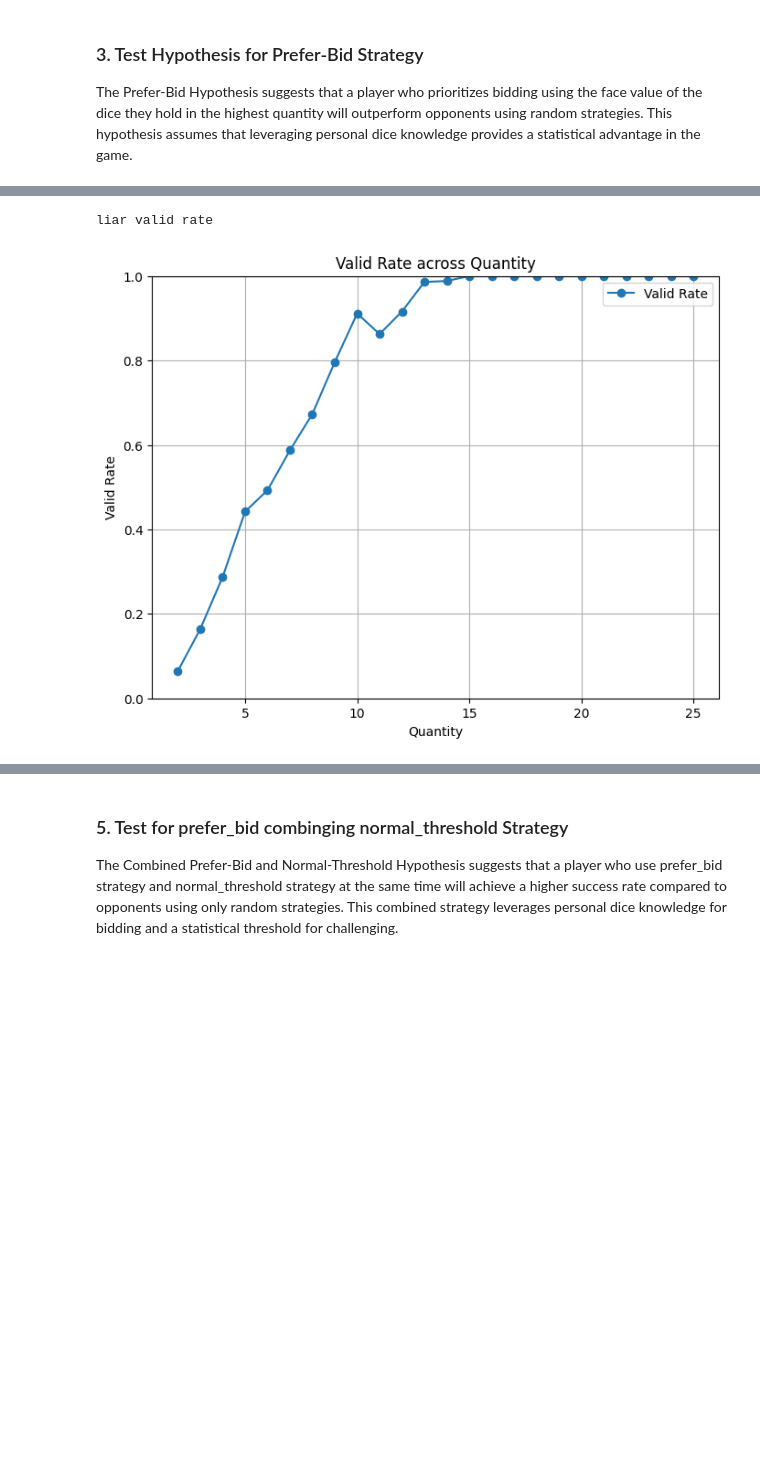
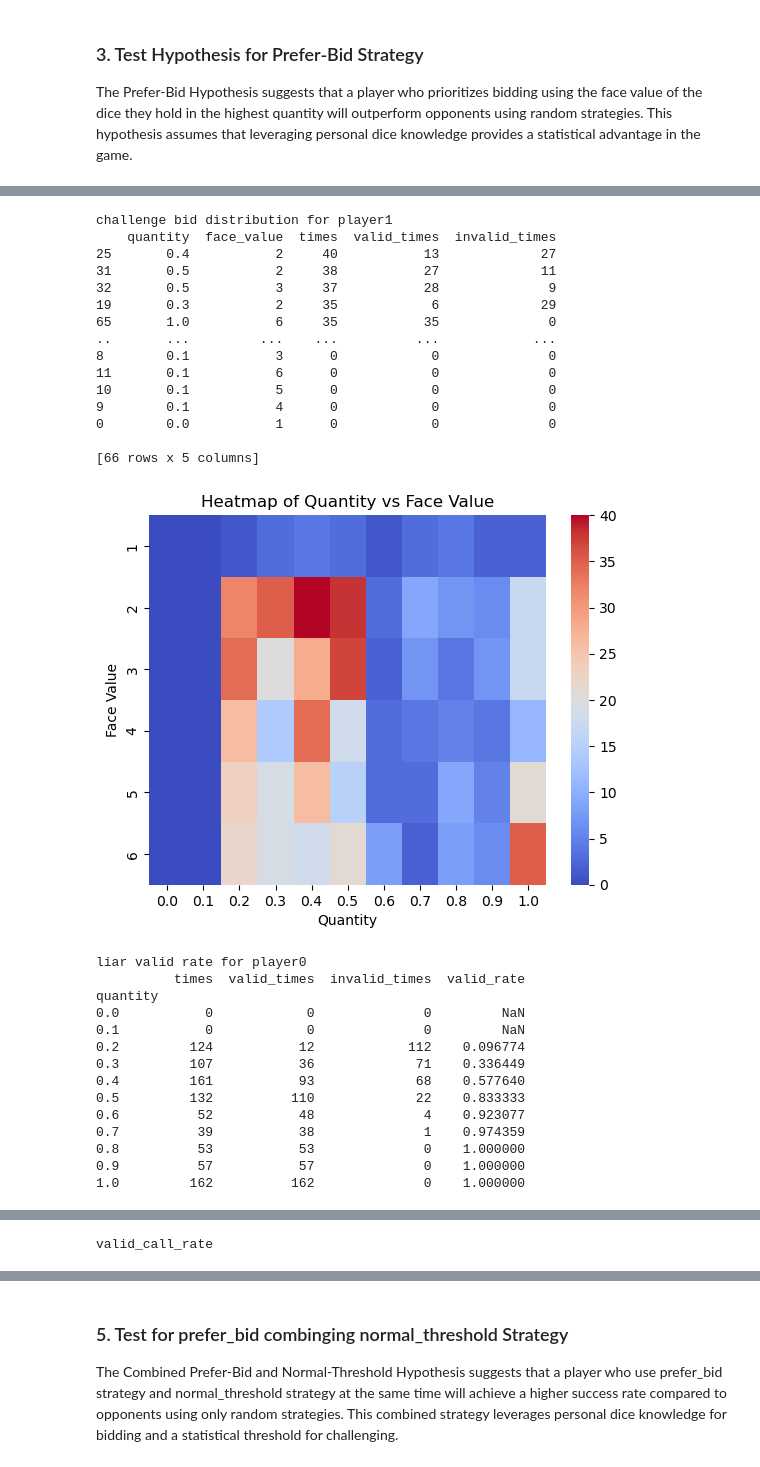
Before and after one commit to iSchool-597PR/2024Fall_projects, a Jupyter notebook: Validation.ipynb, the cells around one changed output, grey strips where cells are left out. Saved outputs shown, nothing was run; the diff lists cells and outputs as text; code cells hidden in the pictures; blank space fills up the shorter version.

```diff
--- a/Validation.ipynb
+++ b/Validation.ipynb
@@ -308,11 +175,11 @@ This hypothesis examines whether such a strategy gives the player a measurable a
 num_players = 5
 num_dice = 5
 times = 1000
-validation_test = Validation_varaibales(num_players,num_dice,times)
+validation_test = valid.Validation_varaibales(num_players,num_dice,times)
 Strategies = {}
 for i in range(num_players):
     if i == 0:
-        Strategies[i] = stra.Strategy(normal_threshold = True)
+        Strategies[i] = stra.Strategy(liar_threshold = "Normal")
     else:
         Strategies[i] = stra.Strategy()
 for _ in range(times):
@@ -357,0 +287,15 @@ liar valid rate
+# %%
+# Simulate the game with 5 players and each player has 5 dice (some players use random strategies and one uses Optimal_threshold strategy)
+num_players = 5
+num_dice = 5
+times = 1000
+validation_test = valid.Validation_varaibales(num_players,num_dice,times)
+Strategies = {}
+for i in range(num_players):
+    if i == 0:
+        Strategies[i] = stra.Strategy(liar_threshold = "Optimal")
+    else:
+        Strategies[i] = stra.Strategy()
+for _ in range(times):
+    winner, first_player, bid_record, liar_record, bid_times,original_dices = game.simulate_game(num_players, num_dice, Strategies, first_caller = -1, special_rule = False)
+    validation_test.update(winner, first_player, bid_record, liar_record, bid_times, original_dices)
@@ -363,7 +402,7 @@ The Prefer-Bid Hypothesis suggests that a player who prioritizes bidding using t
 num_players = 5
 num_dice = 5
 times = 1000
-validation_test = Validation_varaibales(num_players,num_dice,times)
+validation_test = valid.Validation_varaibales(num_players,num_dice,times)
 Strategies = {}
 for i in range(num_players):
     if i == 0:
@@ -376,19 +415,26 @@ for _ in range(times):
 # %%
 #check
 print("dice distribution")
-validation_test.check_original_dices()
+print(validation_test.check_original_dices())
 print("\n" * 2)
-print("win rate distribution")
-validation_test.check_win_rate()
+print(print("win rate distribution"))
+print(validation_test.check_win_rate())
 print("\n" * 2)
 print("first player distribution")
-validation_test.check_first_player()
+print(validation_test.check_first_player())
 print("\n" * 2)
-print("challenge bid distribution")
-validation_test.check_liar_call()
+print("challenge bid distribution for player0")
+validation_test.check_liar_call(0)
 print("\n" * 2)
-print("liar valid rate")
-validation_test.check_liar_valid_rate()
+print("challenge bid distribution for player1")
+validation_test.check_liar_call(1)
+print("liar valid rate for player0")
+validation_test.check_liar_valid_rate(0)
+print("\n" * 2)
+print("liar valid rate for player1")
+validation_test.check_liar_valid_rate(1)
+print("valid_call_rate")
+validation_test.check_liar_win_rate()
 # %% [output]
 dice distribution
    Face_value  Occurrence Occurrence rate
@@ -411,2 +457,30 @@ win rate distribution
-liar valid rate
+challenge bid distribution for player1
+    quantity  face_value  times  valid_times  invalid_times
+25       0.4           2     40           13             27
+31       0.5           2     38           27             11
+32       0.5           3     37           28              9
+19       0.3           2     35            6             29
+65       1.0           6     35           35              0
+..       ...         ...    ...          ...            ...
+8        0.1           3      0            0              0
+11       0.1           6      0            0              0
+10       0.1           5      0            0              0
+9        0.1           4      0            0              0
+0        0.0           1      0            0              0
+
+[66 rows x 5 columns]
-[figure, old version]
+[figure, new version]
+liar valid rate for player0
+          times  valid_times  invalid_times  valid_rate
+quantity
+0.0           0            0              0         NaN
+0.1           0            0              0         NaN
+0.2         124           12            112    0.096774
+0.3         107           36             71    0.336449
+0.4         161           93             68    0.577640
+0.5         132          110             22    0.833333
+0.6          52           48              4    0.923077
+0.7          39           38              1    0.974359
+0.8          53           53              0    1.000000
+0.9          57           57              0    1.000000
+1.0         162          162              0    1.000000
@@ -412,0 +503 @@ liar valid rate
+valid_call_rate
```
Also changed, not shown: parts of 27 cells of this notebook, 2 other files.
